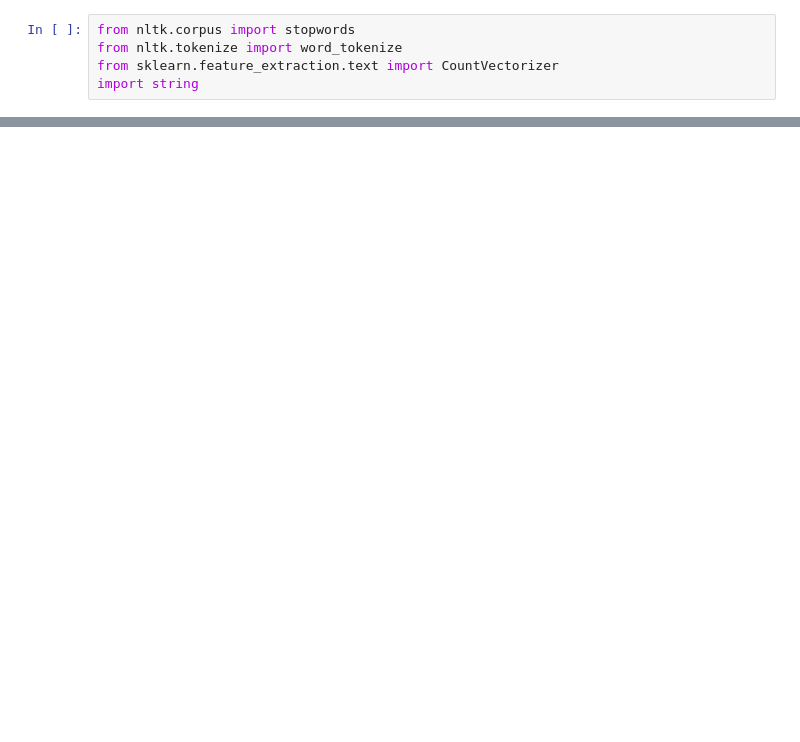
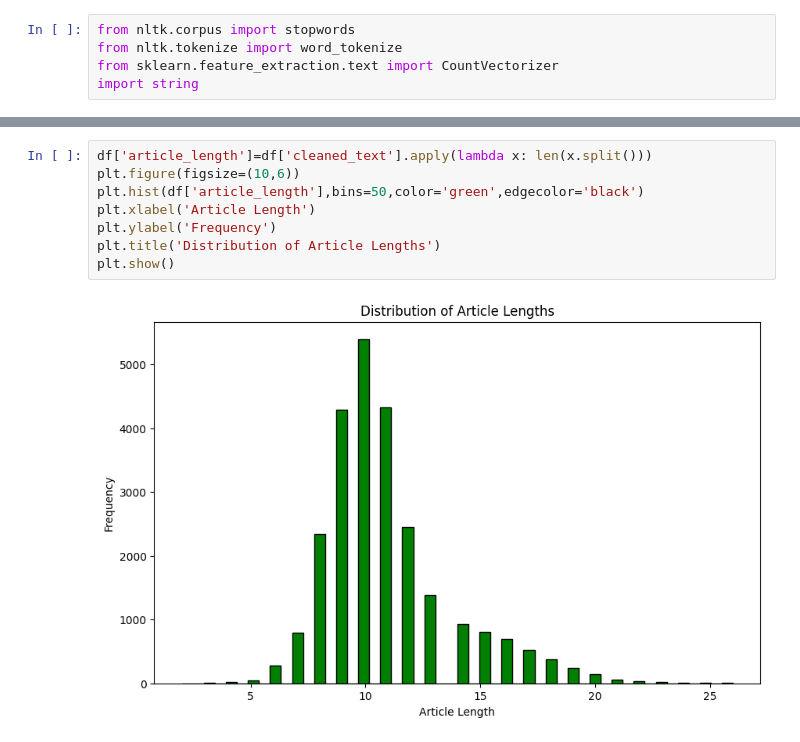
Before and after one commit to 2303A51553/Natural-language-process, a Jupyter notebook: 2303A51553_b09_nlp3.ipynb, the cells around one changed output, grey strips where cells are left out. Drawn from its saved outputs; the diff is of its cells as text; blank space fills up the shorter version.

```diff
--- a/2303A51553_b09_nlp3.ipynb
+++ b/2303A51553_b09_nlp3.ipynb
@@ -152,0 +144,10 @@ plt.show()
+# %%
+df['article_length']=df['cleaned_text'].apply(lambda x: len(x.split()))
+plt.figure(figsize=(10,6))
+plt.hist(df['article_length'],bins=50,color='green',edgecolor='black')
+plt.xlabel('Article Length')
+plt.ylabel('Frequency')
+plt.title('Distribution of Article Lengths')
+plt.show()
+# %% [output]
+[figure, added]
```
Also changed, not shown: parts of 7 cells of this notebook.
